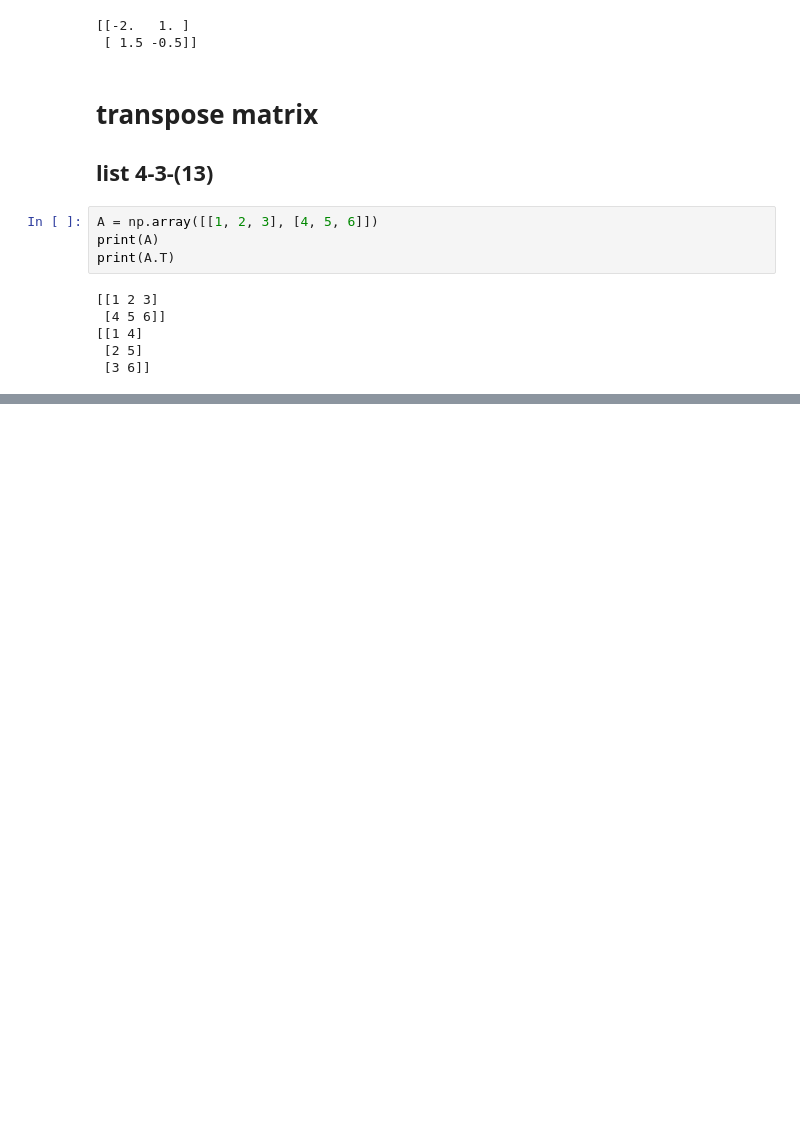
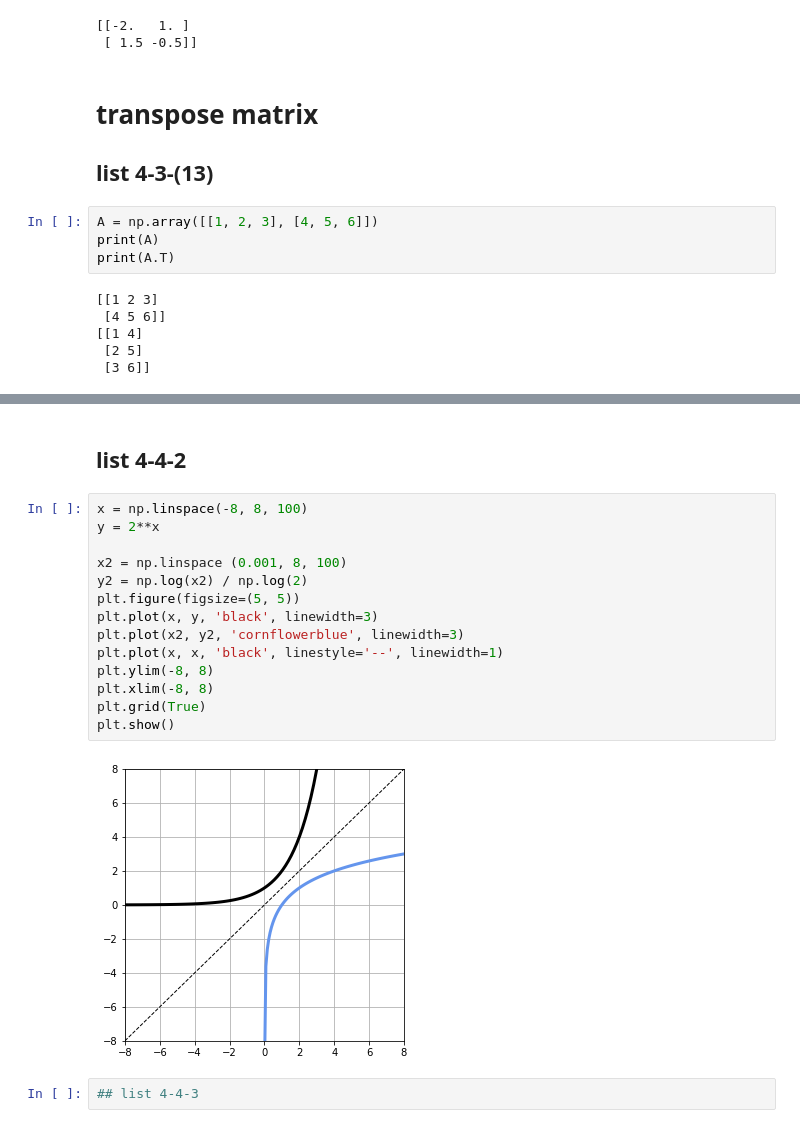
Before and after one commit to hyosay/jupyter_savefile, a Jupyter notebook: Chap_4.ipynb, the cells around one changed output, grey strips where cells are left out. Cells and saved outputs as stored; diff of their text form; blank space fills up the shorter version.

```diff
--- a/Chap_4.ipynb
+++ b/Chap_4.ipynb
@@ -114,0 +137,20 @@ print(A.T)
+# %% [markdown]
+## list 4-4-2
+# %%
+x = np.linspace(-8, 8, 100)
+y = 2**x
+
+x2 = np.linspace (0.001, 8, 100)
+y2 = np.log(x2) / np.log(2)
+plt.figure(figsize=(5, 5))
+plt.plot(x, y, 'black', linewidth=3)
+plt.plot(x2, y2, 'cornflowerblue', linewidth=3)
+plt.plot(x, x, 'black', linestyle='--', linewidth=1)
+plt.ylim(-8, 8)
+plt.xlim(-8, 8)
+plt.grid(True)
+plt.show()
+# %% [output]
+[figure, added]
+# %%
+## list 4-4-3
```
Also changed, not shown: parts of 16 cells of this notebook, 1 other file.
